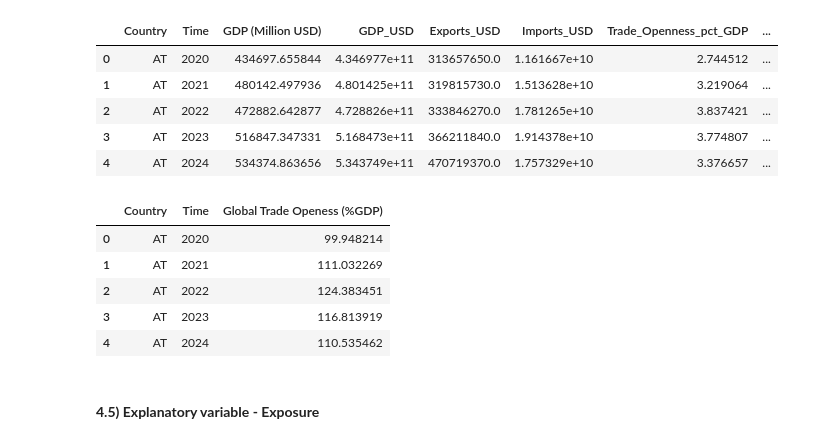
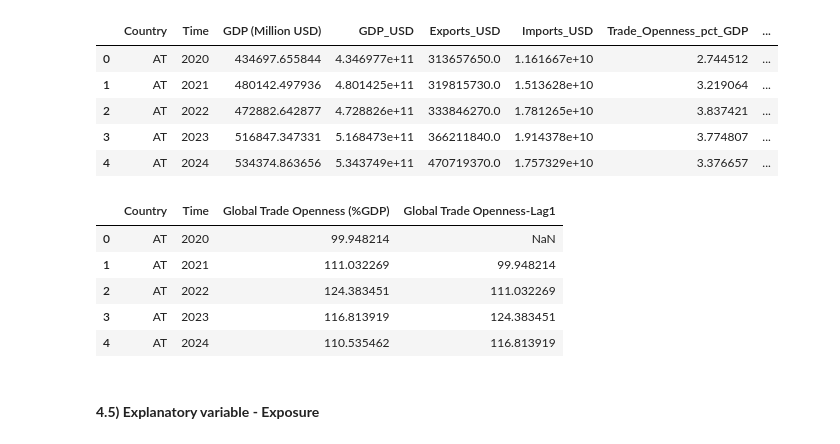
Before and after one commit to EliaLand/PSTR_Financial_Econometrics, a Jupyter notebook: data_fetcher/main.ipynb, the cells around one changed output. Drawn from its saved outputs; the diff is of its cells as text; code cells hidden in the pictures.

Commit message:
trade op lag 1

```diff
--- a/data_fetcher/main.ipynb
+++ b/data_fetcher/main.ipynb
@@ -545,7 +545,7 @@ wb_trade_openness_a_raw = fetch_WB("NE.TRD.GNFS.ZS", eu_countries, 2020, 2025)
 wb_trade_openness_a_raw = wb_trade_openness_a_raw.melt(
     id_vars=["Country"],
     var_name="Time",
-    value_name="Global Trade Openess (%GDP)"
+    value_name="Global Trade Openness (%GDP)"
 ).sort_values(["Country", "Time"])
 
 # Cleaning the "Time" column to remove "YR" prefix
@@ -955,14 +956,17 @@ open_df.head()
 # %%
 # World Bank Extracted Trade Openness (try 2)
 wb_trade_openness_a_raw.to_csv("aggregate_df/wb_trade_openness_annual_regime_df.csv", index=False)
+
+# Lag computation
+wb_trade_openness_a_raw["Global Trade Openness-Lag1"] = wb_trade_openness_a_raw.groupby("Country")["Global Trade Openness (%GDP)"].shift(1)
 wb_trade_openness_a_raw.head()
 # %% [output]
-|  | Country | Time | Global Trade Openess (%GDP) |
-| 0 | AT | 2020 | 99.948214 |
-| 1 | AT | 2021 | 111.032269 |
-| 2 | AT | 2022 | 124.383451 |
-| 3 | AT | 2023 | 116.813919 |
-| 4 | AT | 2024 | 110.535462 |
+|  | Country | Time | Global Trade Openness (%GDP) | Global Trade Openness-Lag1 |
+| 0 | AT | 2020 | 99.948214 | NaN |
+| 1 | AT | 2021 | 111.032269 | 99.948214 |
+| 2 | AT | 2022 | 124.383451 | 111.032269 |
+| 3 | AT | 2023 | 116.813919 | 124.383451 |
+| 4 | AT | 2024 | 110.535462 | 116.813919 |
 # %% [markdown]
 #### **4.5) Explanatory variable - Exposure**
 # %%
```
Also changed, not shown: parts of 2 cells of this notebook, 1 other file.
